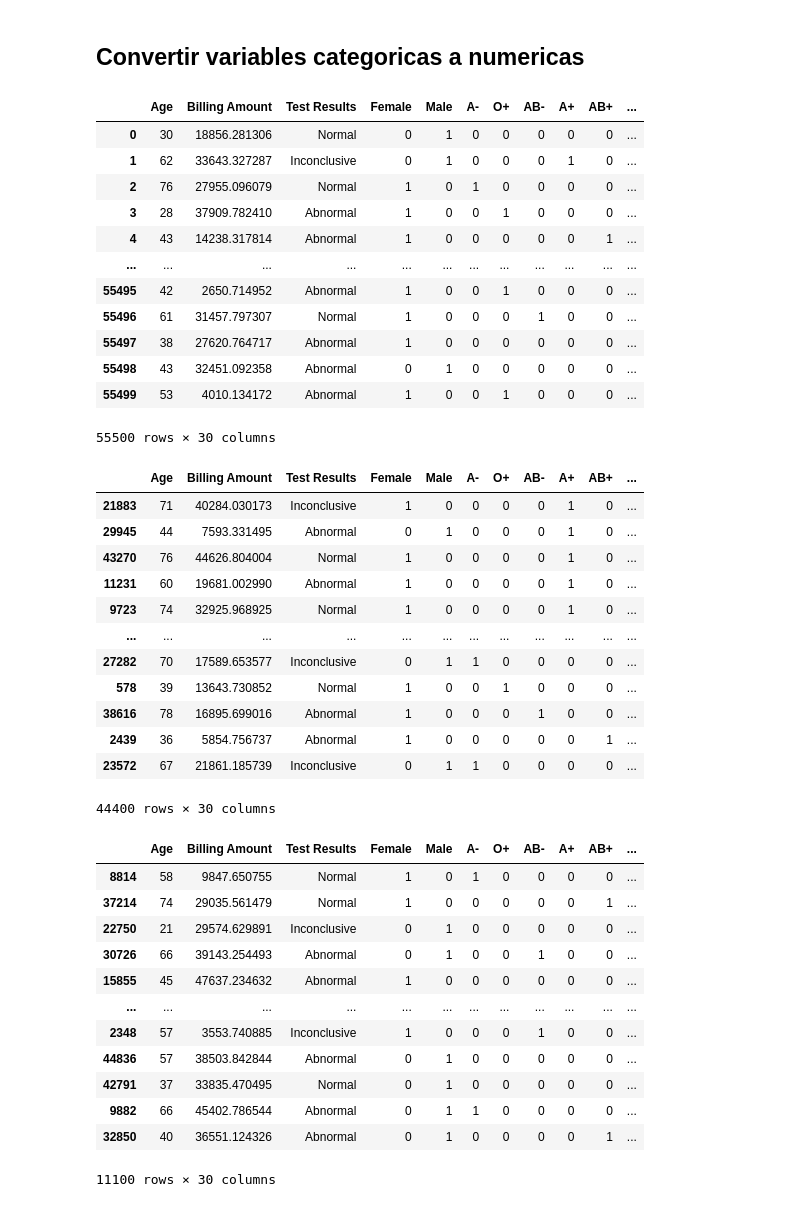
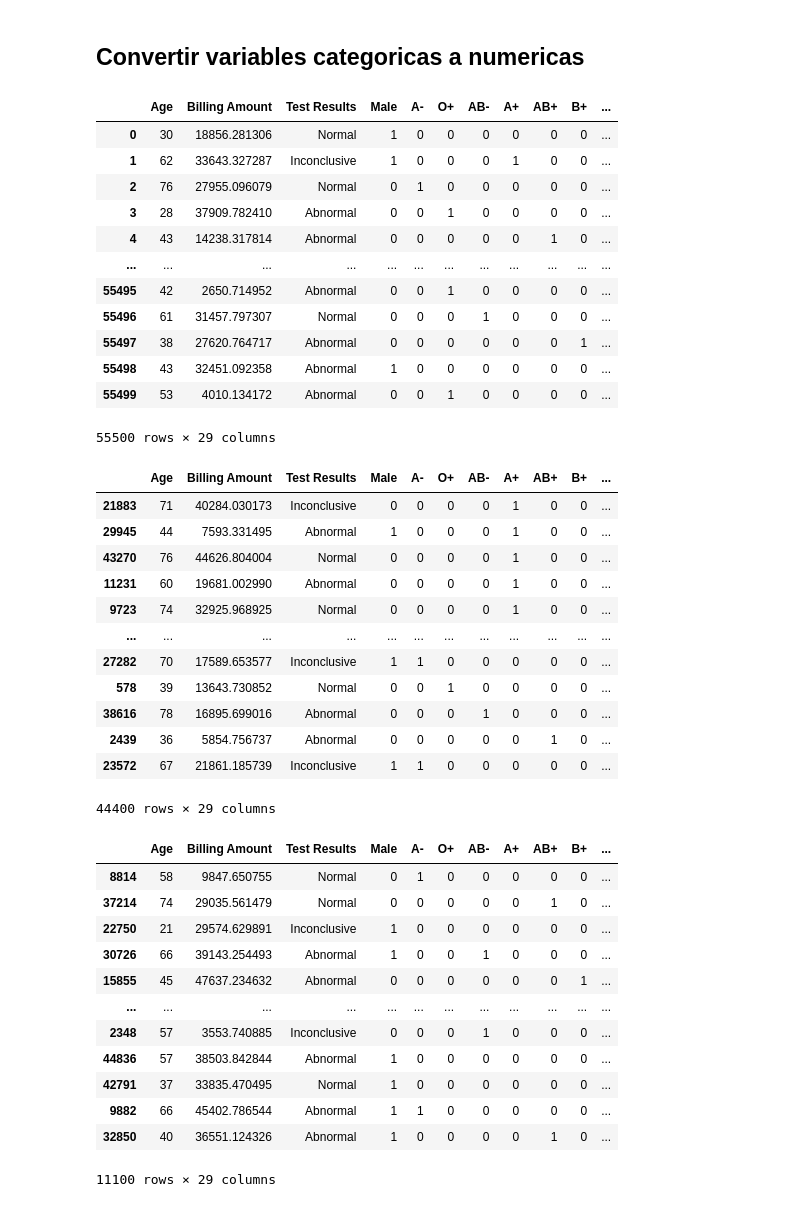
Before and after one commit to Feru34/Deep_Learning, a Jupyter notebook: Talleres/Taller 1/Taller_1.ipynb, the cells around one changed output. Cells and saved outputs as stored; diff of their text form; code cells hidden in the pictures.

```diff
--- a/Talleres/Taller 1/Taller_1.ipynb
+++ b/Talleres/Taller 1/Taller_1.ipynb
@@ -114,7 +122,6 @@ df = df.drop(columns=[
 ## Convertir variables categoricas a numericas
 # %%
 #Generos
-df['Female'] = df['Gender'].apply(lambda x: 1 if x == 'Female' else 0)
 df['Male'] = df['Gender'].apply(lambda x: 1 if x == 'Male' else 0)
 #Tipo de sangre
 df['A-'] = df['Blood Type'].apply(lambda x: 1 if x == 'A-' else 0)
@@ -123,80 +130,80 @@ df['AB-'] = df['Blood Type'].apply(lambda x: 1 if x == 'AB-' else 0)
 df['A+'] = df['Blood Type'].apply(lambda x: 1 if x == 'A+' else 0)
 df['AB+'] = df['Blood Type'].apply(lambda x: 1 if x == 'AB+' else 0)
 df['B+'] = df['Blood Type'].apply(lambda x: 1 if x == 'B+' else 0)
 df['O-'] = df['Blood Type'].apply(lambda x: 1 if x == 'O-' else 0)
 # Condición Medica
 df['Arthritis'] = df['Medical Condition'].apply(lambda x: 1 if x == 'Arthritis' else 0)
 df['Hypertension'] = df['Medical Condition'].apply(lambda x: 1 if x == 'Hypertension' else 0)
 df['Obesity'] = df['Medical Condition'].apply(lambda x: 1 if x == 'Obesity' else 0)
 df['Cancer'] = df['Medical Condition'].apply(lambda x: 1 if x == 'Cancer' else 0)
 df['Diabetes'] = df['Medical Condition'].apply(lambda x: 1 if x == 'Diabetes' else 0)
 # Proveedor de seguros
 df['Cigna'] = df['Insurance Provider'].apply(lambda x: 1 if x == 'Cigna' else 0)
 df['Medicare'] = df['Insurance Provider'].apply(lambda x: 1 if x == 'Medicare' else 0)
 df['UnitedHealthcare'] = df['Insurance Provider'].apply(lambda x: 1 if x == 'UnitedHealthcare' else 0)
 df['Blue Cross'] = df['Insurance Provider'].apply(lambda x: 1 if x == 'Blue Cross' else 0)
 df['Aetna'] = df['Insurance Provider'].apply(lambda x: 1 if x == 'Aetna' else 0)
 # Tipo de admisión
 df['Elective'] = df['Admission Type'].apply(lambda x: 1 if x == 'Elective' else 0)
 df['Urgent'] = df['Admission Type'].apply(lambda x: 1 if x == 'Urgent' else 0)
 df['Emergency'] = df['Admission Type'].apply(lambda x: 1 if x == 'Emergency' else 0)
 # Medicación
 df['Lipitor'] = df['Medication'].apply(lambda x: 1 if x == 'Lipitor' else 0)
 df['Ibuprofen'] = df['Medication'].apply(lambda x: 1 if x == 'Ibuprofen' else 0)
 df['Aspirin'] = df['Medication'].apply(lambda x: 1 if x == 'Aspirin' else 0)
 df['Paracetamol'] = df['Medication'].apply(lambda x: 1 if x == 'Paracetamol' else 0)
 df['Penicillin'] = df['Medication'].apply(lambda x: 1 if x == 'Penicillin' else 0)
 
 df = df.drop(columns=['Gender', 'Blood Type', 'Medical Condition', 'Insurance Provider', 'Admission Type', 'Medication'])
 df
 # %% [output]
-|  | Age | Billing Amount | Test Results | Female | Male | A- | O+ | AB- | A+ | AB+ | ... |
-| 0 | 30 | 18856.281306 | Normal | 0 | 1 | 0 | 0 | 0 | 0 | 0 | ... |
-| 1 | 62 | 33643.327287 | Inconclusive | 0 | 1 | 0 | 0 | 0 | 1 | 0 | ... |
-| 2 | 76 | 27955.096079 | Normal | 1 | 0 | 1 | 0 | 0 | 0 | 0 | ... |
-| 3 | 28 | 37909.782410 | Abnormal | 1 | 0 | 0 | 1 | 0 | 0 | 0 | ... |
-| 4 | 43 | 14238.317814 | Abnormal | 1 | 0 | 0 | 0 | 0 | 0 | 1 | ... |
+|  | Age | Billing Amount | Test Results | Male | A- | O+ | AB- | A+ | AB+ | B+ | ... |
+| 0 | 30 | 18856.281306 | Normal | 1 | 0 | 0 | 0 | 0 | 0 | 0 | ... |
+| 1 | 62 | 33643.327287 | Inconclusive | 1 | 0 | 0 | 0 | 1 | 0 | 0 | ... |
+| 2 | 76 | 27955.096079 | Normal | 0 | 1 | 0 | 0 | 0 | 0 | 0 | ... |
+| 3 | 28 | 37909.782410 | Abnormal | 0 | 0 | 1 | 0 | 0 | 0 | 0 | ... |
+| 4 | 43 | 14238.317814 | Abnormal | 0 | 0 | 0 | 0 | 0 | 1 | 0 | ... |
 | ... | ... | ... | ... | ... | ... | ... | ... | ... | ... | ... | ... |
-| 55495 | 42 | 2650.714952 | Abnormal | 1 | 0 | 0 | 1 | 0 | 0 | 0 | ... |
-| 55496 | 61 | 31457.797307 | Normal | 1 | 0 | 0 | 0 | 1 | 0 | 0 | ... |
-| 55497 | 38 | 27620.764717 | Abnormal | 1 | 0 | 0 | 0 | 0 | 0 | 0 | ... |
-| 55498 | 43 | 32451.092358 | Abnormal | 0 | 1 | 0 | 0 | 0 | 0 | 0 | ... |
-| 55499 | 53 | 4010.134172 | Abnormal | 1 | 0 | 0 | 1 | 0 | 0 | 0 | ... |
+| 55495 | 42 | 2650.714952 | Abnormal | 0 | 0 | 1 | 0 | 0 | 0 | 0 | ... |
+| 55496 | 61 | 31457.797307 | Normal | 0 | 0 | 0 | 1 | 0 | 0 | 0 | ... |
+| 55497 | 38 | 27620.764717 | Abnormal | 0 | 0 | 0 | 0 | 0 | 0 | 1 | ... |
+| 55498 | 43 | 32451.092358 | Abnormal | 1 | 0 | 0 | 0 | 0 | 0 | 0 | ... |
+| 55499 | 53 | 4010.134172 | Abnormal | 0 | 0 | 1 | 0 | 0 | 0 | 0 | ... |
-55500 rows × 30 columns
+55500 rows × 29 columns
 # %%
 df_train, df_test = train_test_split(df, test_size=0.2 , random_state=33)
 # %%
 df_train
 # %% [output]
-|  | Age | Billing Amount | Test Results | Female | Male | A- | O+ | AB- | A+ | AB+ | ... |
-| 21883 | 71 | 40284.030173 | Inconclusive | 1 | 0 | 0 | 0 | 0 | 1 | 0 | ... |
-| 29945 | 44 | 7593.331495 | Abnormal | 0 | 1 | 0 | 0 | 0 | 1 | 0 | ... |
-| 43270 | 76 | 44626.804004 | Normal | 1 | 0 | 0 | 0 | 0 | 1 | 0 | ... |
-| 11231 | 60 | 19681.002990 | Abnormal | 1 | 0 | 0 | 0 | 0 | 1 | 0 | ... |
-| 9723 | 74 | 32925.968925 | Normal | 1 | 0 | 0 | 0 | 0 | 1 | 0 | ... |
+|  | Age | Billing Amount | Test Results | Male | A- | O+ | AB- | A+ | AB+ | B+ | ... |
+| 21883 | 71 | 40284.030173 | Inconclusive | 0 | 0 | 0 | 0 | 1 | 0 | 0 | ... |
+| 29945 | 44 | 7593.331495 | Abnormal | 1 | 0 | 0 | 0 | 1 | 0 | 0 | ... |
+| 43270 | 76 | 44626.804004 | Normal | 0 | 0 | 0 | 0 | 1 | 0 | 0 | ... |
+| 11231 | 60 | 19681.002990 | Abnormal | 0 | 0 | 0 | 0 | 1 | 0 | 0 | ... |
+| 9723 | 74 | 32925.968925 | Normal | 0 | 0 | 0 | 0 | 1 | 0 | 0 | ... |
 | ... | ... | ... | ... | ... | ... | ... | ... | ... | ... | ... | ... |
-| 27282 | 70 | 17589.653577 | Inconclusive | 0 | 1 | 1 | 0 | 0 | 0 | 0 | ... |
-| 578 | 39 | 13643.730852 | Normal | 1 | 0 | 0 | 1 | 0 | 0 | 0 | ... |
-| 38616 | 78 | 16895.699016 | Abnormal | 1 | 0 | 0 | 0 | 1 | 0 | 0 | ... |
-| 2439 | 36 | 5854.756737 | Abnormal | 1 | 0 | 0 | 0 | 0 | 0 | 1 | ... |
-| 23572 | 67 | 21861.185739 | Inconclusive | 0 | 1 | 1 | 0 | 0 | 0 | 0 | ... |
+| 27282 | 70 | 17589.653577 | Inconclusive | 1 | 1 | 0 | 0 | 0 | 0 | 0 | ... |
+| 578 | 39 | 13643.730852 | Normal | 0 | 0 | 1 | 0 | 0 | 0 | 0 | ... |
+| 38616 | 78 | 16895.699016 | Abnormal | 0 | 0 | 0 | 1 | 0 | 0 | 0 | ... |
+| 2439 | 36 | 5854.756737 | Abnormal | 0 | 0 | 0 | 0 | 0 | 1 | 0 | ... |
+| 23572 | 67 | 21861.185739 | Inconclusive | 1 | 1 | 0 | 0 | 0 | 0 | 0 | ... |
-44400 rows × 30 columns
+44400 rows × 29 columns
 # %%
 df_test
 # %% [output]
-|  | Age | Billing Amount | Test Results | Female | Male | A- | O+ | AB- | A+ | AB+ | ... |
-| 8814 | 58 | 9847.650755 | Normal | 1 | 0 | 1 | 0 | 0 | 0 | 0 | ... |
-| 37214 | 74 | 29035.561479 | Normal | 1 | 0 | 0 | 0 | 0 | 0 | 1 | ... |
-| 22750 | 21 | 29574.629891 | Inconclusive | 0 | 1 | 0 | 0 | 0 | 0 | 0 | ... |
-| 30726 | 66 | 39143.254493 | Abnormal | 0 | 1 | 0 | 0 | 1 | 0 | 0 | ... |
-| 15855 | 45 | 47637.234632 | Abnormal | 1 | 0 | 0 | 0 | 0 | 0 | 0 | ... |
+|  | Age | Billing Amount | Test Results | Male | A- | O+ | AB- | A+ | AB+ | B+ | ... |
+| 8814 | 58 | 9847.650755 | Normal | 0 | 1 | 0 | 0 | 0 | 0 | 0 | ... |
+| 37214 | 74 | 29035.561479 | Normal | 0 | 0 | 0 | 0 | 0 | 1 | 0 | ... |
+| 22750 | 21 | 29574.629891 | Inconclusive | 1 | 0 | 0 | 0 | 0 | 0 | 0 | ... |
+| 30726 | 66 | 39143.254493 | Abnormal | 1 | 0 | 0 | 1 | 0 | 0 | 0 | ... |
+| 15855 | 45 | 47637.234632 | Abnormal | 0 | 0 | 0 | 0 | 0 | 0 | 1 | ... |
 | ... | ... | ... | ... | ... | ... | ... | ... | ... | ... | ... | ... |
-| 2348 | 57 | 3553.740885 | Inconclusive | 1 | 0 | 0 | 0 | 1 | 0 | 0 | ... |
-| 44836 | 57 | 38503.842844 | Abnormal | 0 | 1 | 0 | 0 | 0 | 0 | 0 | ... |
-| 42791 | 37 | 33835.470495 | Normal | 0 | 1 | 0 | 0 | 0 | 0 | 0 | ... |
-| 9882 | 66 | 45402.786544 | Abnormal | 0 | 1 | 1 | 0 | 0 | 0 | 0 | ... |
-| 32850 | 40 | 36551.124326 | Abnormal | 0 | 1 | 0 | 0 | 0 | 0 | 1 | ... |
+| 2348 | 57 | 3553.740885 | Inconclusive | 0 | 0 | 0 | 1 | 0 | 0 | 0 | ... |
+| 44836 | 57 | 38503.842844 | Abnormal | 1 | 0 | 0 | 0 | 0 | 0 | 0 | ... |
+| 42791 | 37 | 33835.470495 | Normal | 1 | 0 | 0 | 0 | 0 | 0 | 0 | ... |
+| 9882 | 66 | 45402.786544 | Abnormal | 1 | 1 | 0 | 0 | 0 | 0 | 0 | ... |
+| 32850 | 40 | 36551.124326 | Abnormal | 1 | 0 | 0 | 0 | 0 | 1 | 0 | ... |
-11100 rows × 30 columns
+11100 rows × 29 columns
 # %%
 #Veremos la información general del dataframe: total de registros, saber si existen columna con datos nulos así como los tipos de datos
 print(df_train.info())
```
Also changed, not shown: parts of 31 cells of this notebook.
